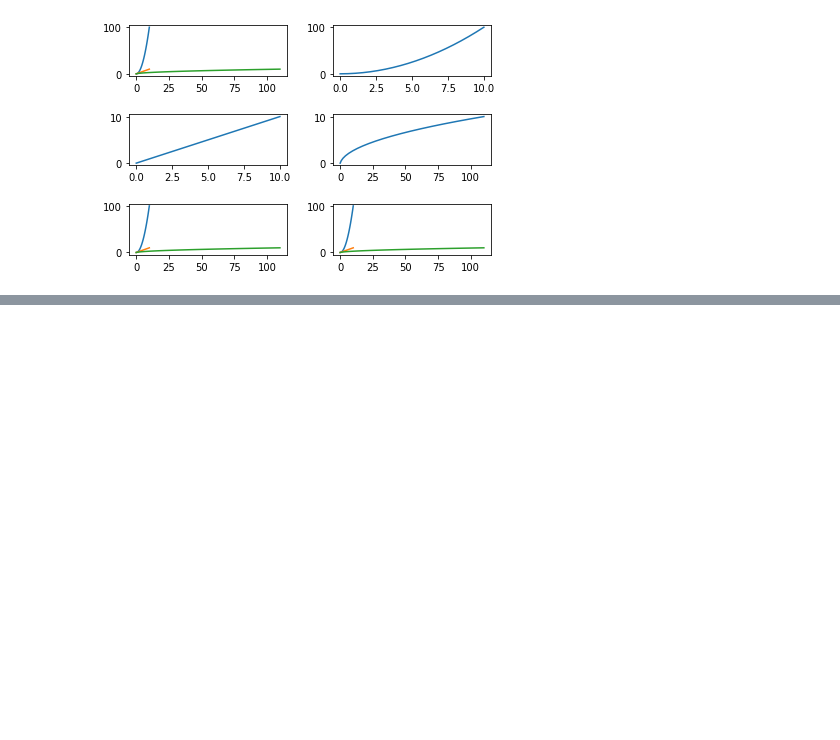
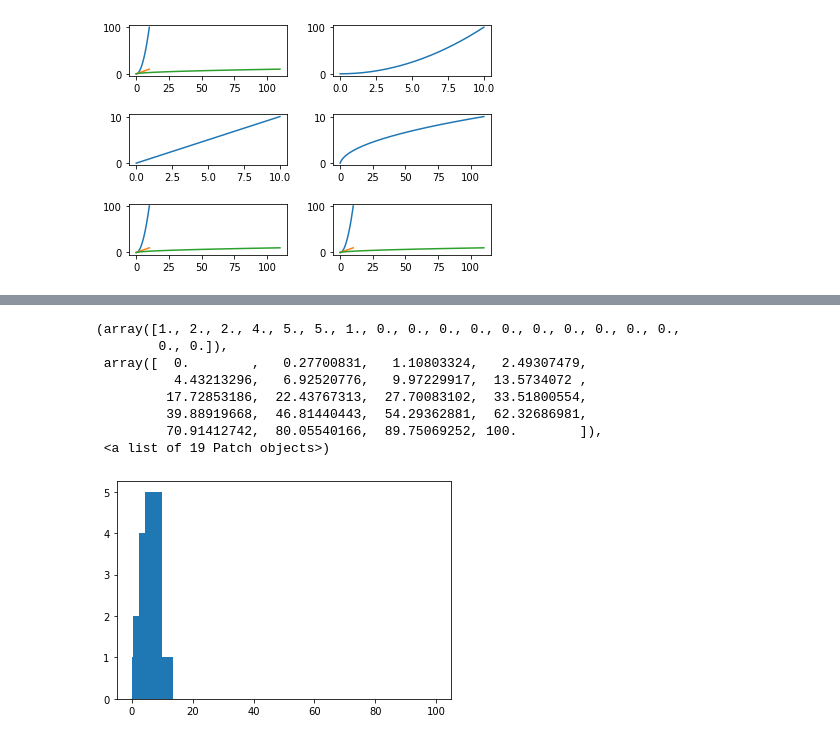
Before and after one commit to Dhrumil-Zion/Data-Science-Essentials, a Jupyter notebook: Matplotlib/Matplotlib_tutorials.ipynb, the cells around one changed output, grey strips where cells are left out. Cells and saved outputs as stored; diff of their text form; code cells hidden in the pictures; blank space fills up the shorter version.

```diff
--- a/Matplotlib/Matplotlib_tutorials.ipynb
+++ b/Matplotlib/Matplotlib_tutorials.ipynb
@@ -49,0 +59,12 @@ plt.tight_layout(pad=2.0, h_pad=None, w_pad=None)
+# %%
+plt.hist(x,y)
+# %% [output]
+(array([1., 2., 2., 4., 5., 5., 1., 0., 0., 0., 0., 0., 0., 0., 0., 0., 0.,
+        0., 0.]),
+ array([  0.        ,   0.27700831,   1.10803324,   2.49307479,
+          4.43213296,   6.92520776,   9.97229917,  13.5734072 ,
+         17.72853186,  22.43767313,  27.70083102,  33.51800554,
+         39.88919668,  46.81440443,  54.29362881,  62.32686981,
+         70.91412742,  80.05540166,  89.75069252, 100.        ]),
+ <a list of 19 Patch objects>)
+[figure, added]
```
Also changed, not shown: parts of 11 cells of this notebook.
